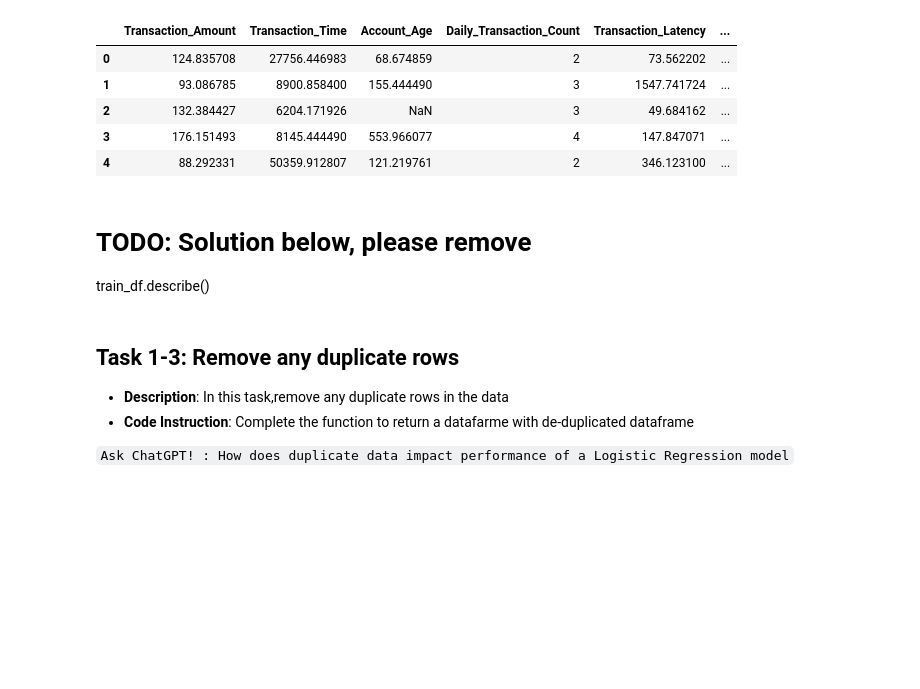
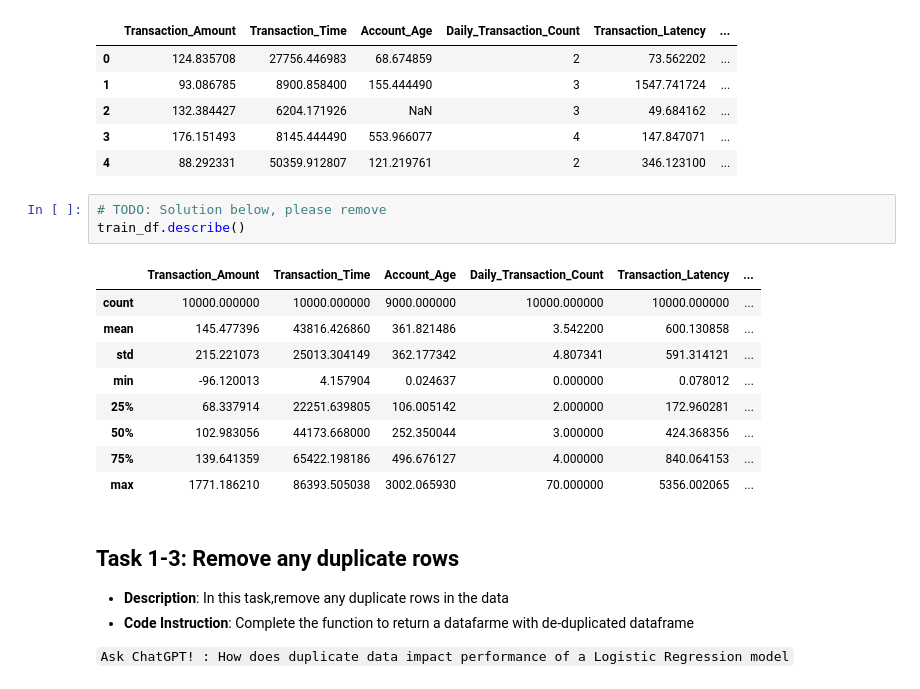
Before and after one commit to CareerForge/HiCouncellorProjects, a Jupyter notebook: credit_card/credit_card.ipynb, the cells around one changed output. Saved outputs shown, nothing was run; the diff lists cells and outputs as text; blank space fills up the shorter version.

```diff
--- a/credit_card/credit_card.ipynb
+++ b/credit_card/credit_card.ipynb
@@ -69,9 +69,19 @@ train_df.head()
 | 2 | 132.384427 | 6204.171926 | NaN | 3 | 49.684162 | ... |
 | 3 | 176.151493 | 8145.444490 | 553.966077 | 4 | 147.847071 | ... |
 | 4 | 88.292331 | 50359.912807 | 121.219761 | 2 | 346.123100 | ... |
-# %% [markdown]
-# TODO: Solution below, please remove
-train_df.describe()
+# %%
+# TODO: Solution below, please remove
+train_df.describe()
+# %% [output]
+|  | Transaction_Amount | Transaction_Time | Account_Age | Daily_Transaction_Count | Transaction_Latency | ... |
+| count | 10000.000000 | 10000.000000 | 9000.000000 | 10000.000000 | 10000.000000 | ... |
+| mean | 145.477396 | 43816.426860 | 361.821486 | 3.542200 | 600.130858 | ... |
+| std | 215.221073 | 25013.304149 | 362.177342 | 4.807341 | 591.314121 | ... |
+| min | -96.120013 | 4.157904 | 0.024637 | 0.000000 | 0.078012 | ... |
+| 25% | 68.337914 | 22251.639805 | 106.005142 | 2.000000 | 172.960281 | ... |
+| 50% | 102.983056 | 44173.668000 | 252.350044 | 3.000000 | 424.368356 | ... |
+| 75% | 139.641359 | 65422.198186 | 496.676127 | 4.000000 | 840.064153 | ... |
+| max | 1771.186210 | 86393.505038 | 3002.065930 | 70.000000 | 5356.002065 | ... |
 # %% [markdown]
 ## Task 1-3: Remove any duplicate rows
 
```
Also changed, not shown: parts of 10 cells of this notebook, 2 other files.
